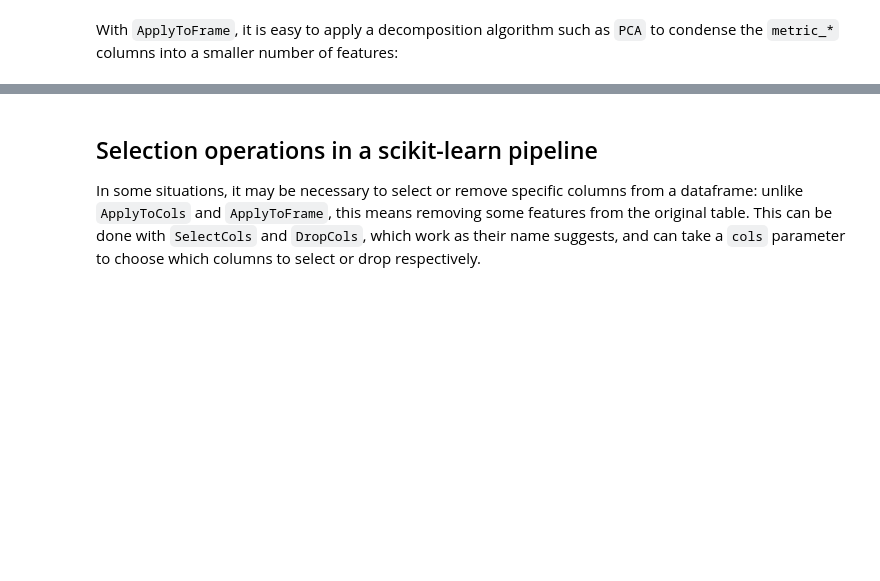
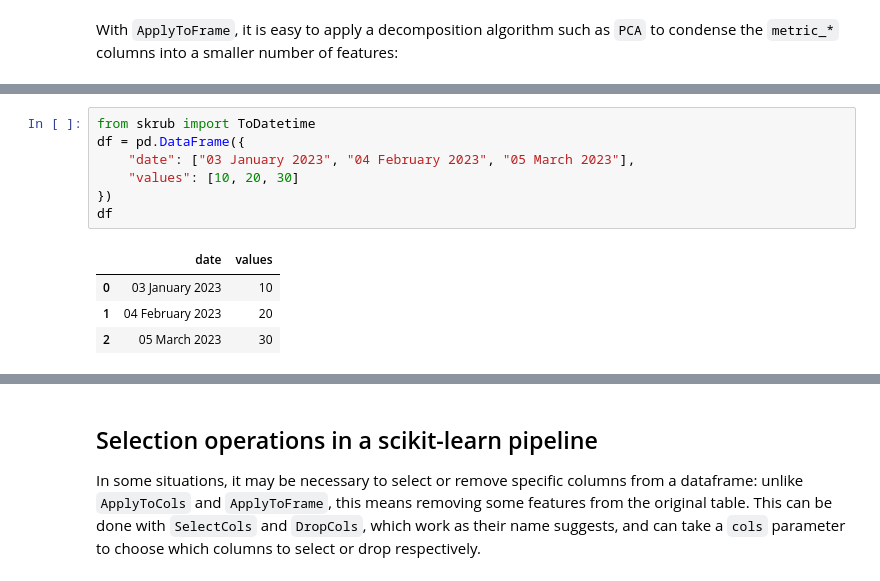
Before and after one commit to skrub-data/skrub-tutorials, a Jupyter notebook: content/notebooks/03_feat_eng_apply.ipynb, the cells around one changed output, grey strips where cells are left out. Drawn from its saved outputs; the diff is of its cells as text; blank space fills up the shorter version.

```diff
--- a/content/notebooks/03_feat_eng_apply.ipynb
+++ b/content/notebooks/03_feat_eng_apply.ipynb
@@ -119,0 +152,12 @@ df_reduced.head()
+# %%
+from skrub import ToDatetime
+df = pd.DataFrame({
+    "date": ["03 January 2023", "04 February 2023", "05 March 2023"],
+    "values": [10, 20, 30]
+})
+df
+# %% [output]
+|  | date | values |
+| 0 | 03 January 2023 | 10 |
+| 1 | 04 February 2023 | 20 |
+| 2 | 05 March 2023 | 30 |
```
Also changed, not shown: parts of 19 cells of this notebook, 24 other files.
